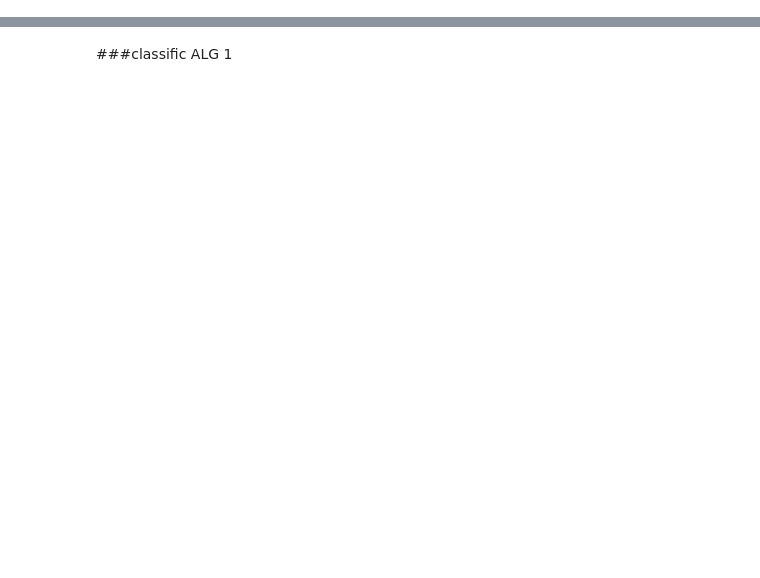
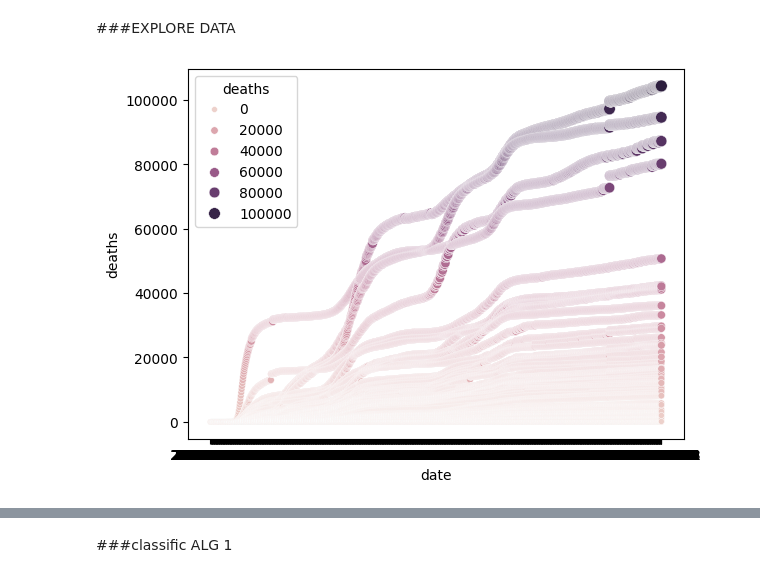
Before and after one commit to pcat125/categorical-date-issues, a Jupyter notebook: DS_ML.ipynb, the cells around one changed output, grey strips where cells are left out. Saved outputs shown, nothing was run; the diff lists cells and outputs as text; code cells hidden in the pictures; blank space fills up the shorter version.

```diff
--- a/DS_ML.ipynb
+++ b/DS_ML.ipynb
@@ -4,0 +70,3 @@ Ingest
+# %%
+df_covid_deaths = pd.read_csv("https://raw.githubusercontent.com/nytimes/covid-19-data/master/us-states.csv")
+df_covid_deaths.head(23)
@@ -4,0 +91,7 @@ Ingest
+# %% [markdown]
+###EXPLORE DATA
+# %%
+sns.scatterplot(x='date', y='deaths', hue='deaths', size = 'deaths', data=df_covid_deaths)
+plt.show()
+# %% [output]
+[figure, added]
```
Also changed, not shown: parts of 24 cells of this notebook.
